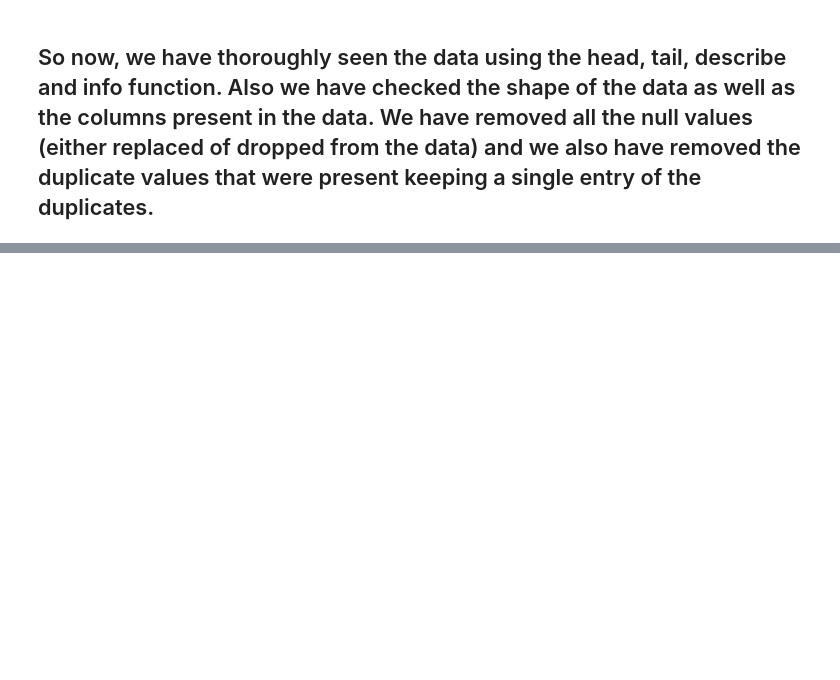
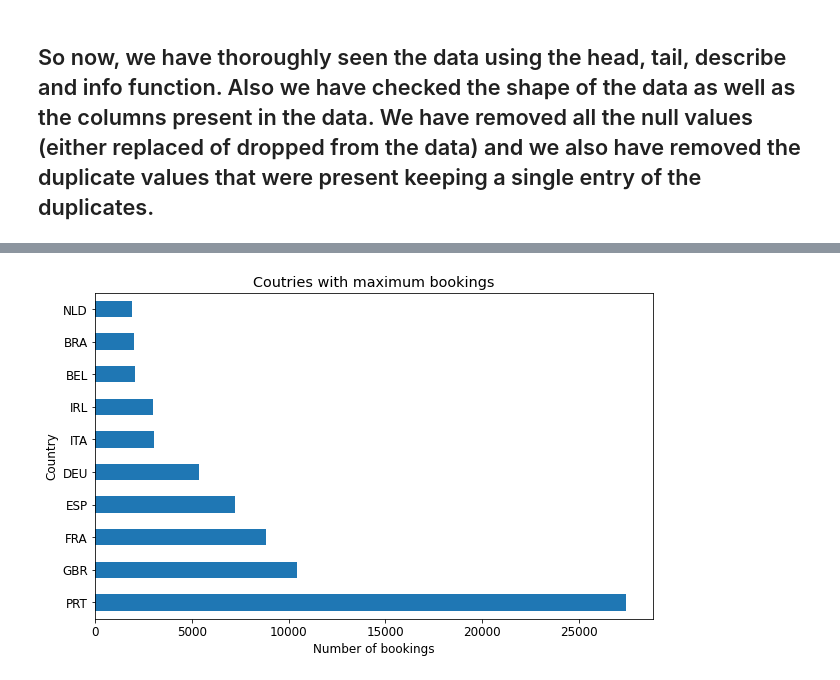
Before and after one commit to jatinsharma16/Capstone-Project-EDA, a Jupyter notebook: Hotel_Booking_Analysis_Capstone_Project.ipynb, the cells around one changed output, grey strips where cells are left out. Cells and saved outputs as stored; diff of their text form; code cells hidden in the pictures; blank space fills up the shorter version.

```diff
--- a/Hotel_Booking_Analysis_Capstone_Project.ipynb
+++ b/Hotel_Booking_Analysis_Capstone_Project.ipynb
@@ -191,0 +207,9 @@ df[df.duplicated()]
+# %%
+plt.figure(figsize=(10,6))
+df['country'].value_counts().sort_values(ascending=False).head(10).plot(kind='barh')
+plt.title('Coutries with maximum bookings')
+plt.xlabel('Number of bookings')
+plt.ylabel('Country')
+plt.show()
+# %% [output]
+[figure, added]
```
Also changed, not shown: parts of 10 cells of this notebook.
